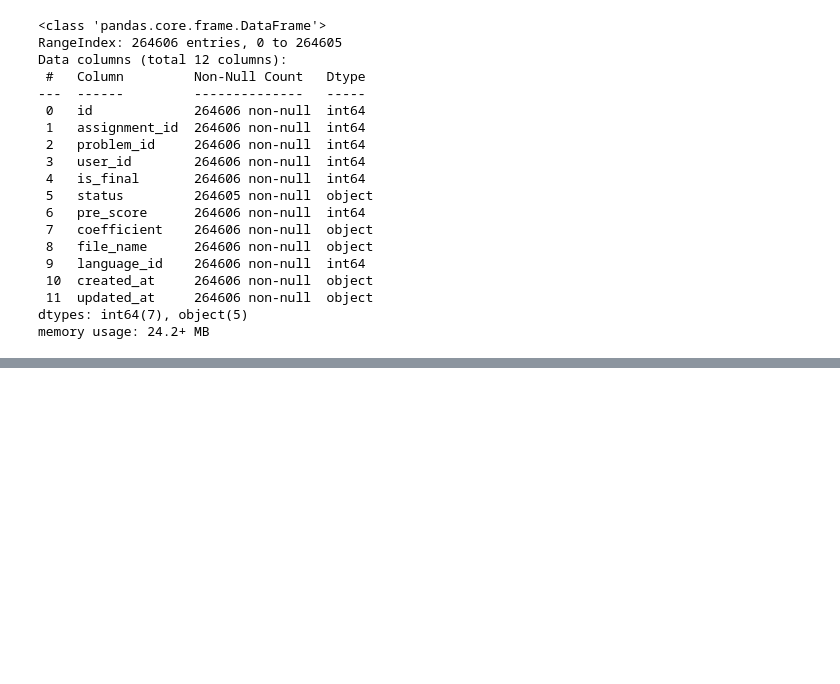
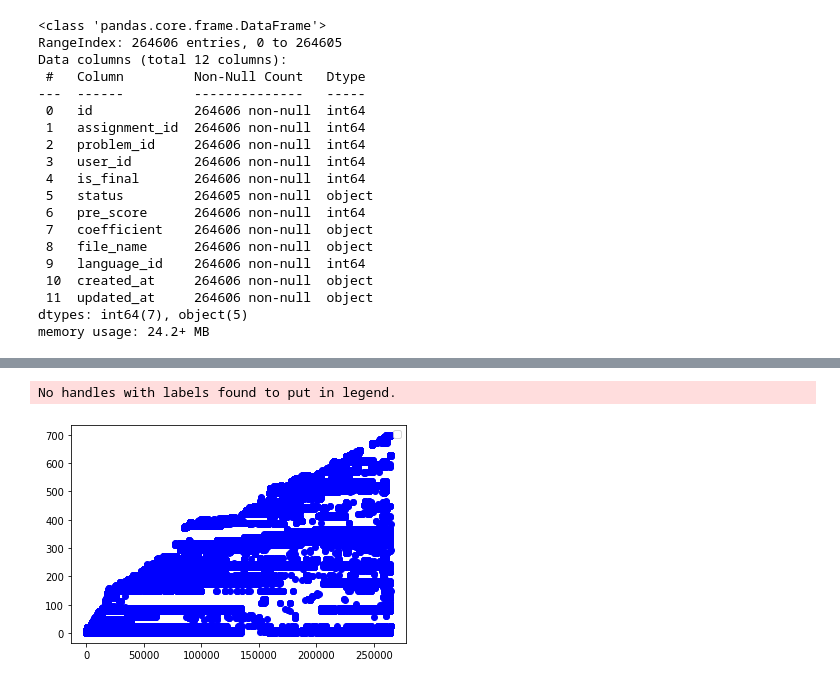
Before and after one commit to TruongQuocTruong/MayHoc_CS114, a Jupyter notebook: COLAB03/COLAB03.ipynb, the cells around one changed output, grey strips where cells are left out. Saved outputs shown, nothing was run; the diff lists cells and outputs as text; code cells hidden in the pictures; blank space fills up the shorter version.

```diff
--- a/COLAB03/COLAB03.ipynb
+++ b/COLAB03/COLAB03.ipynb
@@ -78,0 +154,12 @@ CK = pd.to_numeric(score_train['CK'],errors='coerce')
+# %%
+assignment_id = wecode['assignment_id']
+problem_id = wecode['problem_id']
+# %%
+plt.plot(problem_id, 'go', color='b')
+plt.xlabel= 'x'
+plt.ylabel='y'
+plt.legend()
+plt.show()
+# %% [output]
+No handles with labels found to put in legend.
+[figure, added]
```
Also changed, not shown: parts of 14 cells of this notebook.
